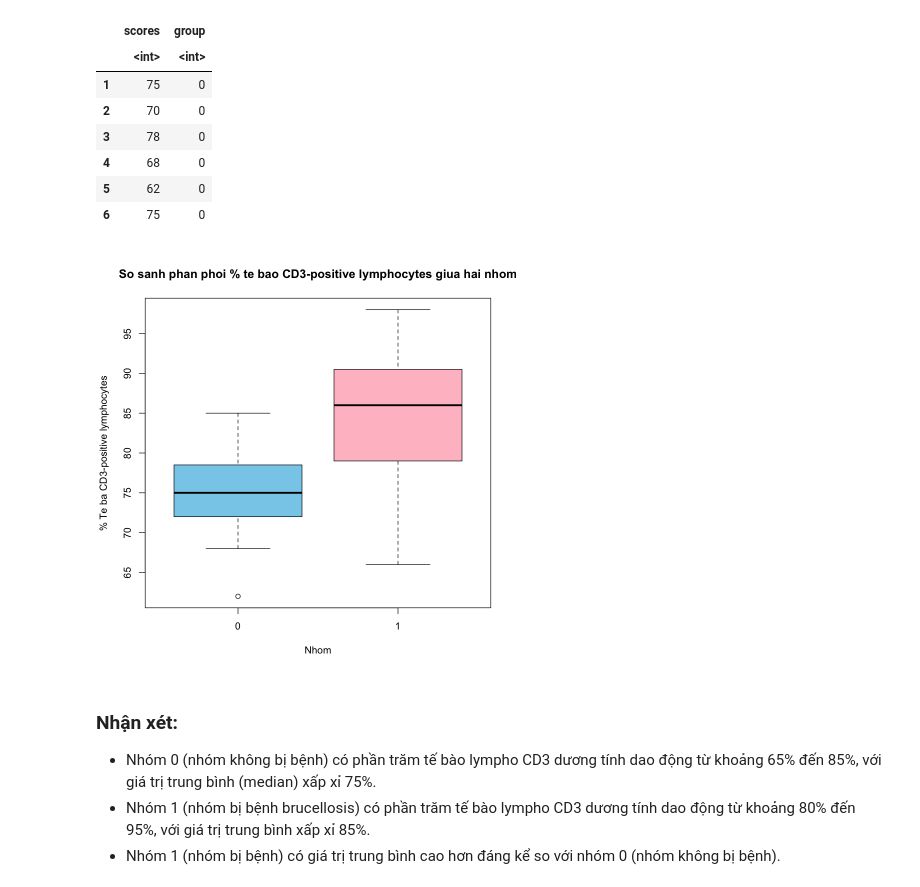
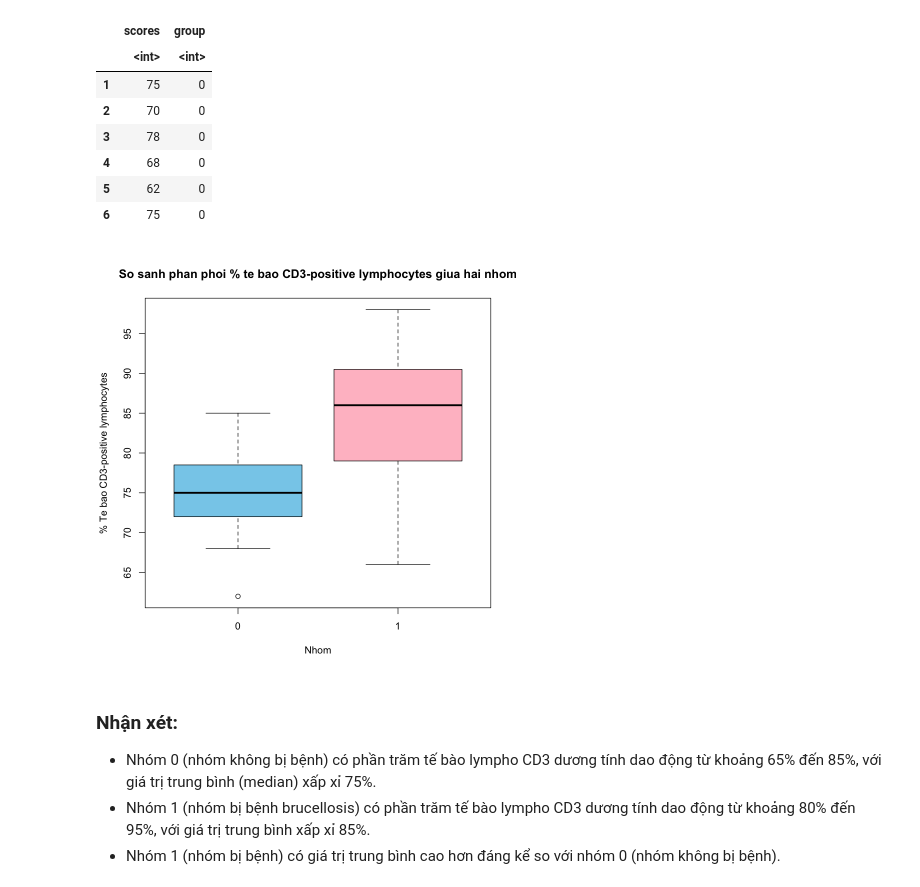
Before and after one commit to HoaPham119/Master, a Jupyter notebook: Cac_PP_Boostrap/PhamThiHoa_Baitap1.ipynb, the cells around one changed output. Saved outputs shown, nothing was run; the diff lists cells and outputs as text; code cells hidden in the pictures.

```diff
--- a/Cac_PP_Boostrap/PhamThiHoa_Baitap1.ipynb
+++ b/Cac_PP_Boostrap/PhamThiHoa_Baitap1.ipynb
@@ -180,11 +180,11 @@ A data.frame: 6 x 2
 # %%
 # Vẽ boxplot để so sánh phân phối của % tế bào CD3-positive lymphocytes giữa hai nhóm
 boxplot(scores ~ group, data = brucellosis_data,
         main = "So sanh phan phoi % te bao CD3-positive lymphocytes giua hai nhom",
-        xlab = "Nhom", ylab = "% Te ba CD3-positive lymphocytes",
+        xlab = "Nhom", ylab = "% Te bao CD3-positive lymphocytes",
         col = c("skyblue", "pink"))
 # %% [output]
-[figure, old version]
+[figure, new version]
 # %% [markdown]
 ### Nhận xét:
 - Nhóm 0 (nhóm không bị bệnh) có phần trăm tế bào lympho CD3 dương tính dao động từ khoảng 65% đến 85%, với giá trị trung bình (median) xấp xỉ 75%.
```
Also changed, not shown: parts of 2 cells of this notebook, 19 other files.
